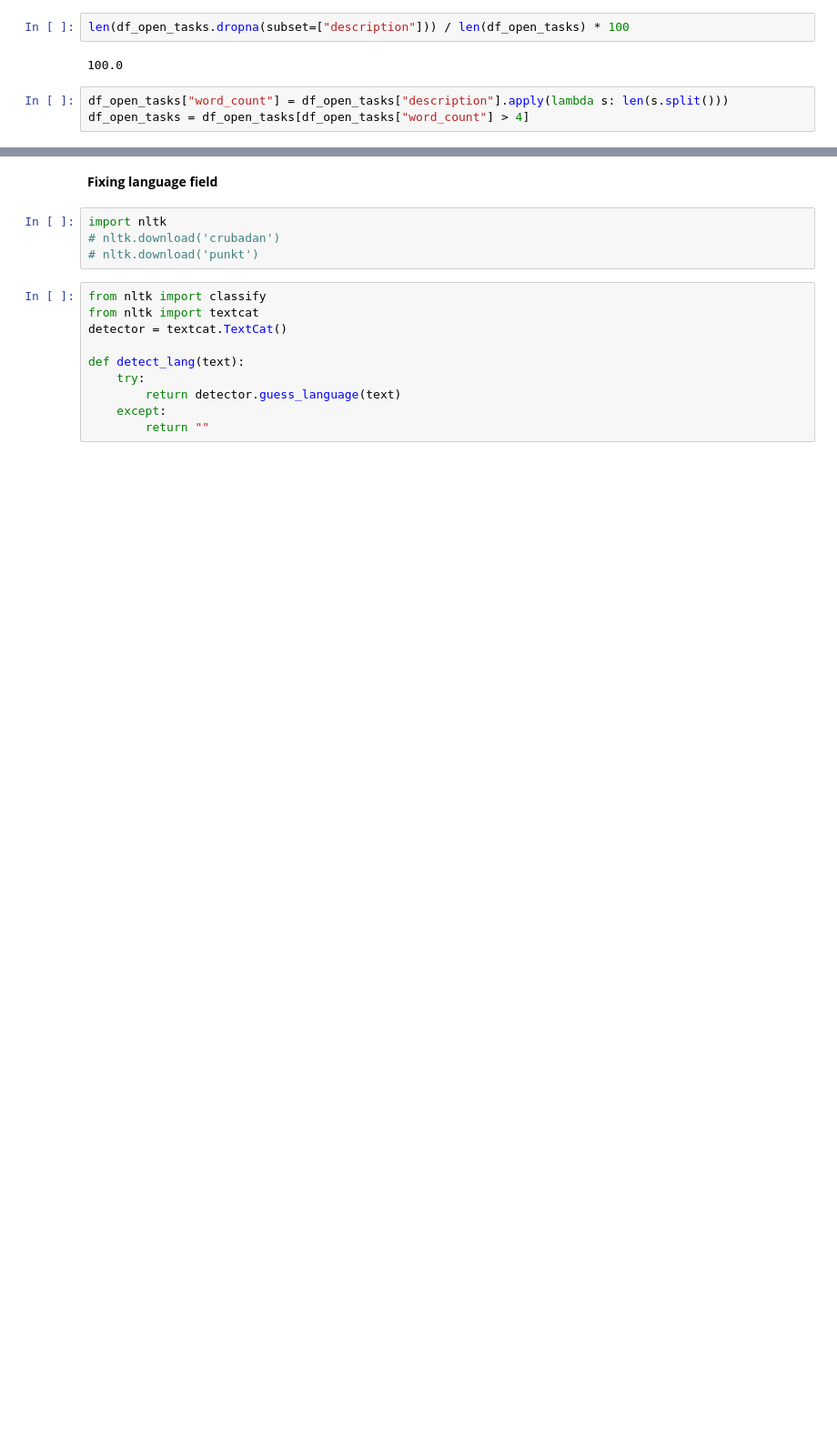
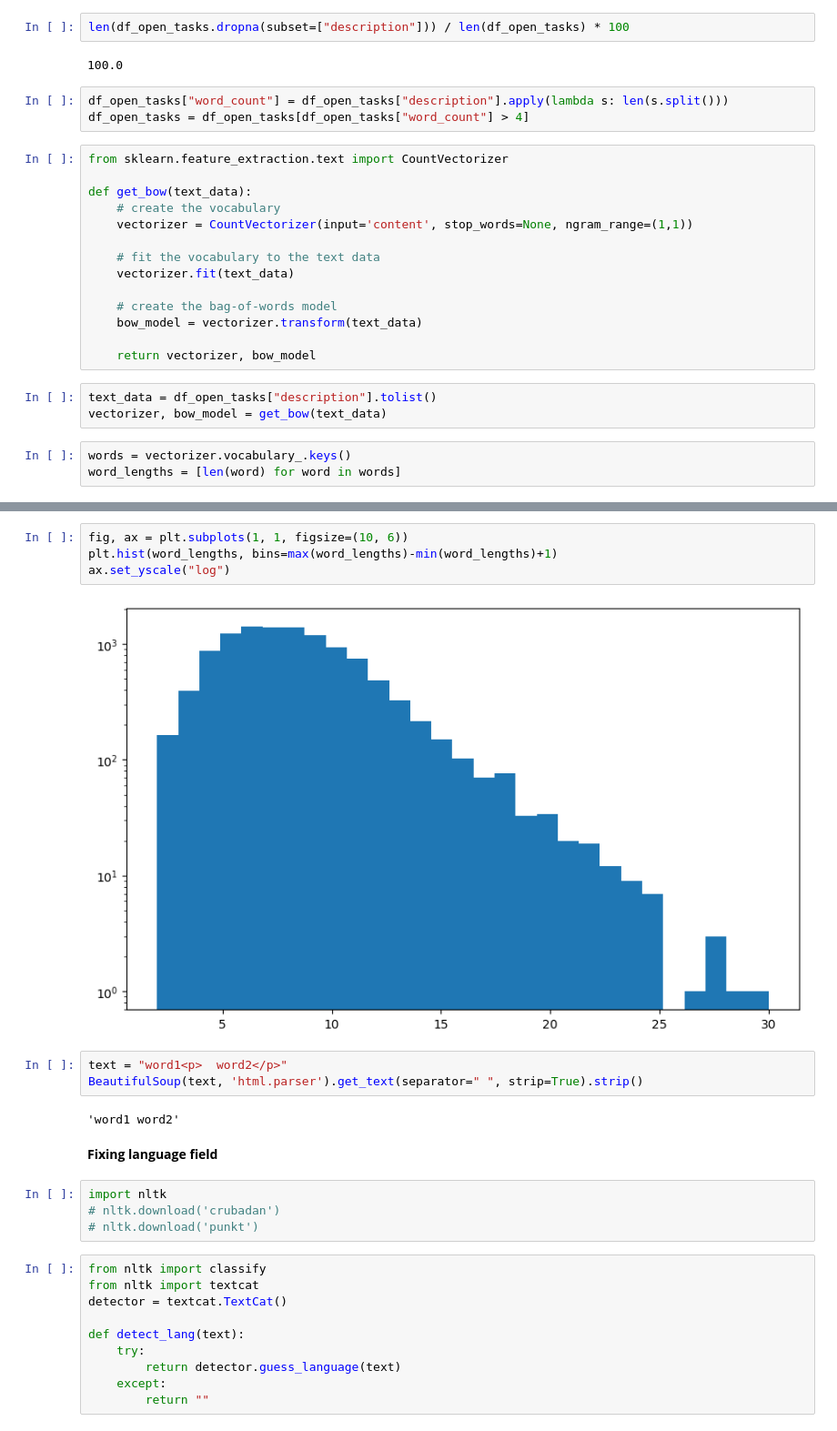
Before and after one commit to ghalifaten/master_thesis, a Jupyter notebook: 1a_cleaning_open_tasks.ipynb, the cells around one changed output, grey strips where cells are left out. Shown: that part at 91% size. Cells and saved outputs as stored; diff of their text form; blank space fills up the shorter version.

```diff
--- a/1a_cleaning_open_tasks.ipynb
+++ b/1a_cleaning_open_tasks.ipynb
@@ -132,3 +134,23 @@ len(df_open_tasks.dropna(subset=["description"])) / len(df_open_tasks) * 100
 # %%
 df_open_tasks["word_count"] = df_open_tasks["description"].apply(lambda s: len(s.split()))
 df_open_tasks = df_open_tasks[df_open_tasks["word_count"] > 4]
+# %%
+from sklearn.feature_extraction.text import CountVectorizer
+
+def get_bow(text_data):
+    # create the vocabulary
+    vectorizer = CountVectorizer(input='content', stop_words=None, ngram_range=(1,1))
+
+    # fit the vocabulary to the text data
+    vectorizer.fit(text_data)
+
+    # create the bag-of-words model
+    bow_model = vectorizer.transform(text_data)
+
+    return vectorizer, bow_model
+# %%
+text_data = df_open_tasks["description"].tolist()
+vectorizer, bow_model = get_bow(text_data)
+# %%
+words = vectorizer.vocabulary_.keys()
+word_lengths = [len(word) for word in words]
@@ -135,3 +168,14 @@ df_open_tasks = df_open_tasks[df_open_tasks["word_count"] > 4]
+# %%
+fig, ax = plt.subplots(1, 1, figsize=(10, 6))
+plt.hist(word_lengths, bins=max(word_lengths)-min(word_lengths)+1)
+ax.set_yscale("log")
+# %% [output]
+[figure, added]
+# %%
+text = "word1<p>  word2</p>"
+BeautifulSoup(text, 'html.parser').get_text(separator=" ", strip=True).strip()
+# %% [output]
+'word1 word2'
 # %% [markdown]
 **Fixing language field**
 # %%
```
Also changed, not shown: parts of 24 cells of this notebook.
